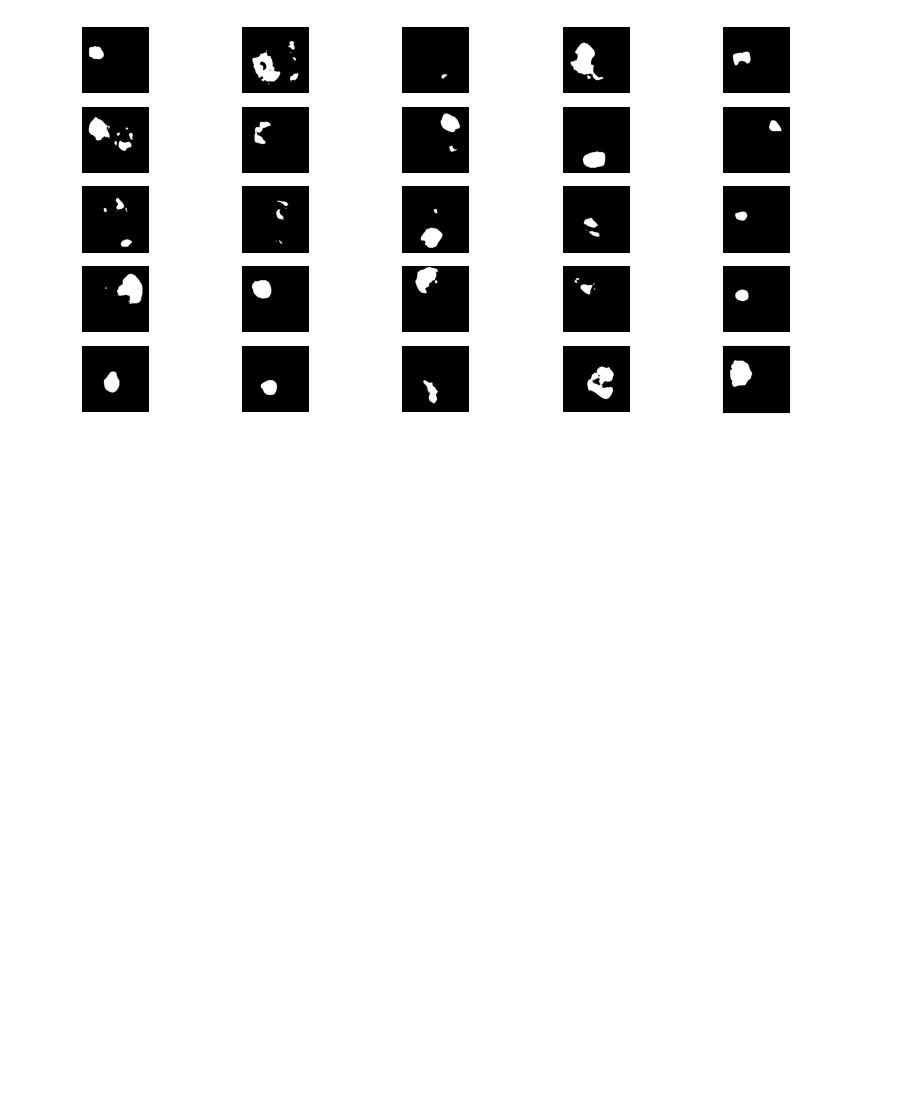
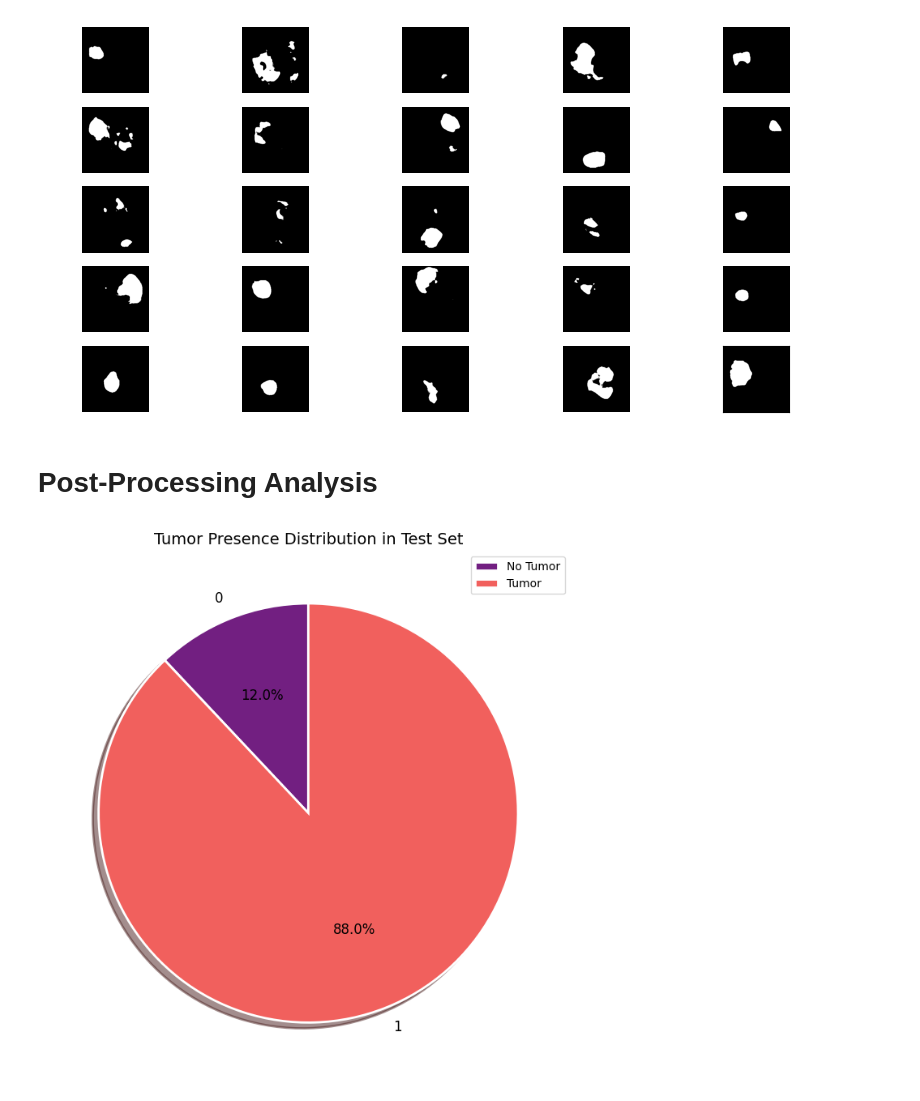
Before and after one commit to neural1977/talks_material, a Jupyter notebook: AI_and_Digital_Health_Code/case_study_3_brain_cancer_segmentation.ipynb, the cells around one changed output. Saved outputs shown, nothing was run; the diff lists cells and outputs as text; code cells hidden in the pictures; blank space fills up the shorter version.

```diff
--- a/AI_and_Digital_Health_Code/case_study_3_brain_cancer_segmentation.ipynb
+++ b/AI_and_Digital_Health_Code/case_study_3_brain_cancer_segmentation.ipynb
@@ -526,3 +528,76 @@ if OS != "Linux" or colab_active is True:
 # %% [output]
 [figure]
 [figure]
+# %% [markdown]
+# **Post-Processing Analysis**
+# %%
+tumor_presence = []
+
+min_tumor_area = 1000
+
+for mask in mask_list:
+
+    gray_mask = cv2.cvtColor(mask, cv2.COLOR_BGR2GRAY)
+
+    _, thresh = cv2.threshold(
+        gray_mask,
+        127,
+        255,
+        cv2.THRESH_BINARY
+    )
+
+    contours, _ = cv2.findContours(
+        thresh,
+        cv2.RETR_EXTERNAL,
+        cv2.CHAIN_APPROX_SIMPLE
+    )
+
+    largest_area = 0
+
+    for cnt in contours:
+
+        area = cv2.contourArea(cnt)
+
+        if area > largest_area:
+            largest_area = area
+
+    if largest_area > min_tumor_area:
+        tumor_presence.append(1)
+    else:
+        tumor_presence.append(0)
+
+tumor_series = pd.Series(
+    tumor_presence
+).value_counts().sort_index()
+
+plt.figure(figsize=(7,7))
+
+tumor_series.plot.pie(
+    autopct='%1.1f%%',
+    startangle=90,
+    shadow=True,
+    colors=sns.color_palette('magma', 2),
+    wedgeprops={
+        'edgecolor': 'white',
+        'linewidth': 2
+    },
+    textprops={'fontsize': 12}
+)
+
+plt.title(
+    "Tumor Presence Distribution in Test Set",
+    fontsize=14
+)
+
+plt.ylabel('')
+
+plt.legend(
+    ['No Tumor', 'Tumor'],
+    loc='upper right'
+)
+
+plt.tight_layout()
+
+plt.show()
+# %% [output]
+[figure, added]
```
Also changed, not shown: parts of 6 cells of this notebook.
